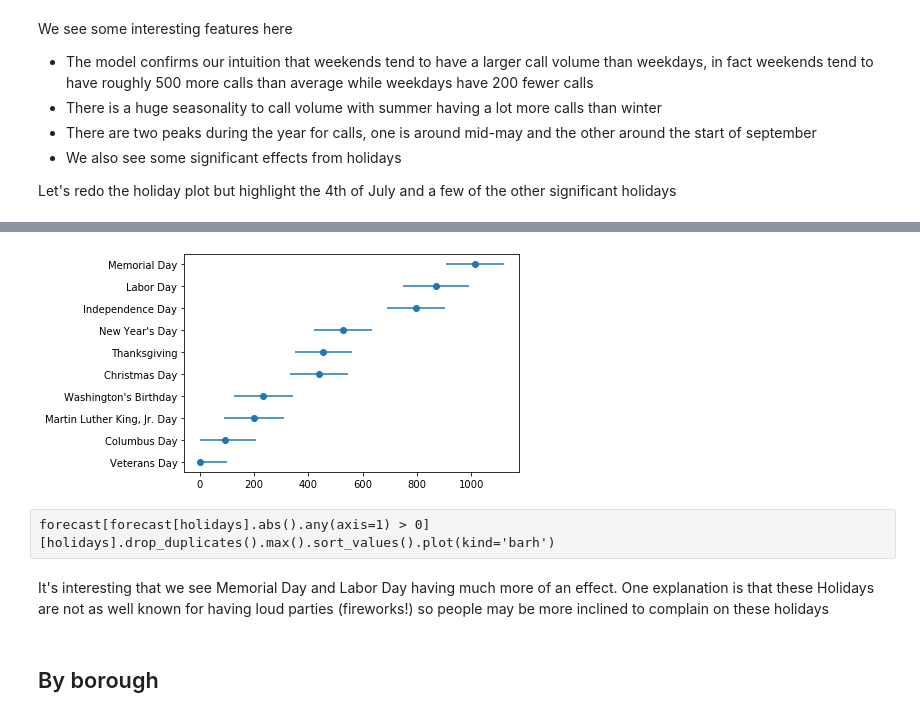
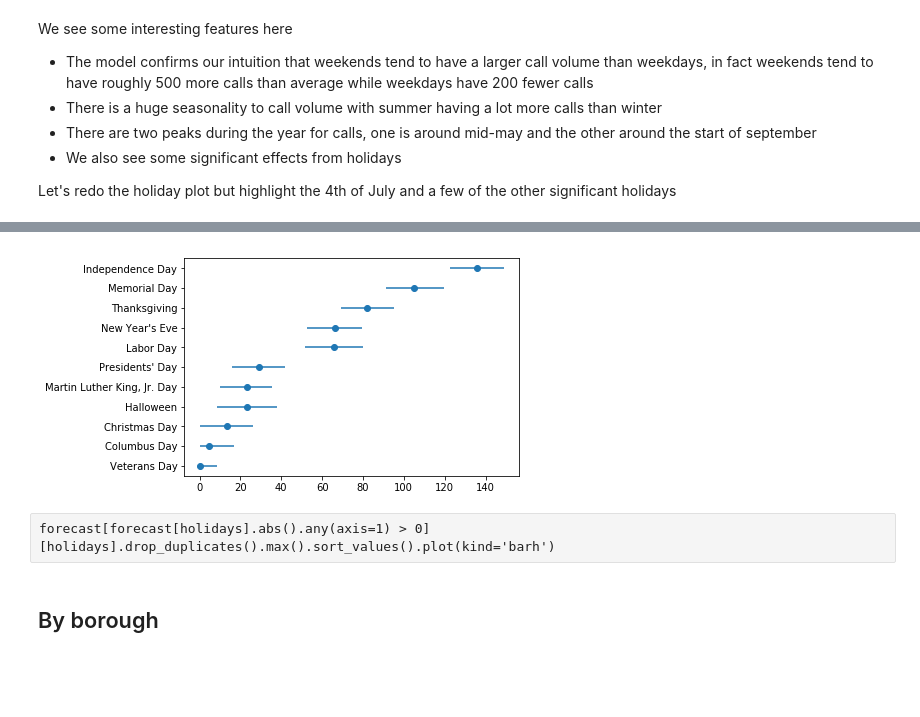
Before and after one commit to fagan2888/NY311HolidayComplaints, a Jupyter notebook: HolidayNoiseAnalysis.ipynb, the cells around one changed output, grey strips where cells are left out. Cells and saved outputs as stored; diff of their text form; code cells hidden in the pictures; blank space fills up the shorter version.

```diff
--- a/HolidayNoiseAnalysis.ipynb
+++ b/HolidayNoiseAnalysis.ipynb
@@ -146,7 +144,7 @@ cleaned.shape
 # %% [markdown]
 That still leaves us with 2,573,188 calls! Next let's format the date to be a proper python datetime
 # %%
-cleaned = cleaned.assign(date = pd.to_datetime(cleaned['Created Date'], format='%m/%d/%Y %H:%M:%S %p'))
+cleaned = cleaned.assign(date = pd.to_datetime(cleaned['Created Date'], format='%m/%d/%Y %I:%M:%S %p'))
 # %% [markdown]
 Now that we have the data in a good format, we can plot a time series of number of calls per day to see if we can spot any trends around holidays. We will add a red line indicating the 4th of July for each year
 # %%
@@ -190,0 +210,2 @@ plt.legend()
+# %%
+cleaned = cleaned.assign( date_minus_4 = cleaned.date  - pd.Timedelta(hours=5) )
@@ -259,11 +324,0 @@ forecast[ [col for col in forecast.columns if 'King' in col] ].drop_duplicates()
-# %%
-holidays=['Christmas Day',
- 'Columbus Day',
- 'Independence Day',
- 'Labor Day',
- 'Memorial Day',
- 'Martin Luther King, Jr. Day',
- "New Year's Day",
- 'Thanksgiving',
- 'Veterans Day',
- "Washington's Birthday"]
@@ -281,26 +325,46 @@ holidays=['Christmas Day',
 # %%
-def show_holiday_factors(df,ax=None):
+def show_holiday_factors(df,ax=None, holidays= holidays):
     everything = pd.DataFrame()
     if(ax == None):
         fig = plt.figure()
         ax = fig.add_subplot(111)
 
     for holiday in holidays:
         val = df[holiday].max()
         upper = df[holiday + '_upper'].max()
         lower = df[holiday + '_lower'].max()
         everything = everything.append({'holiday': holiday, 'val' : val, 'upper': upper, 'lower': lower}, ignore_index='True')
     everything = everything.sort_values(by='val')
-    ax.scatter(everything.val, range(everything.shape[0]))
-    ax.errorbar(x=everything.val , y = everything.holiday, xerr= everything[['lower','upper']].sub(everything.val,axis=0).abs().as_matrix().T,ls='none')
+    ax.scatter(everything.val*100, range(everything.shape[0]))
+    ax.errorbar(x=everything.val*100 , y = everything.holiday, xerr= everything[['lower','upper']].sub(everything.val,axis=0).abs().as_matrix().T*100,ls='none')
 
-show_holiday_factors(forecast)
+
+filtered_holidays = ['Christmas Day',
+ 'Columbus Day',
+ 'Independence Day',
+ 'Labor Day',
+ 'Memorial Day',
+ 'Martin Luther King, Jr. Day',
+ "Halloween",
+ "New Year's Eve",
+ 'Thanksgiving',
+ 'Veterans Day',
+ "Presidents' Day"]
+
+show_holiday_factors(forecast.rename(columns = { "Washington's Birthday" : "Presidents' Day",
+                                 "Washington's Birthday_lower": "Presidents' Day_lower",
+                                 "Washington's Birthday_upper": "Presidents' Day_upper",
+                                 "New Years Eve" : "New Year's Eve",
+                                 "New Years Eve_upper" : "New Year's Eve_upper",
+                                 "New Years Eve_lower" : "New Year's Eve_lower",
+                                }).drop(["New Year's Day",
+       "New Year's Day_lower", "New Year's Day_upper",
+       "New Year's Day (Observed)", "New Year's Day (Observed)_lower",
+       "New Year's Day (Observed)_upper"],axis=1), holidays= filtered_holidays)
 # %% [output]
-[figure, old version]
+[figure, new version]
 # %% [raw]
 forecast[forecast[holidays].abs().any(axis=1) > 0][holidays].drop_duplicates().max().sort_values().plot(kind='barh')
-# %% [markdown]
-It's interesting that we see Memorial Day and Labor Day having much more of an effect. One explanation is that these Holidays are not as well known for having loud parties (fireworks!) so people may be more inclined to complain on these holidays
 # %% [markdown]
 ## By borough
 # %% [markdown]
```
Also changed, not shown: parts of 21 cells of this notebook.
